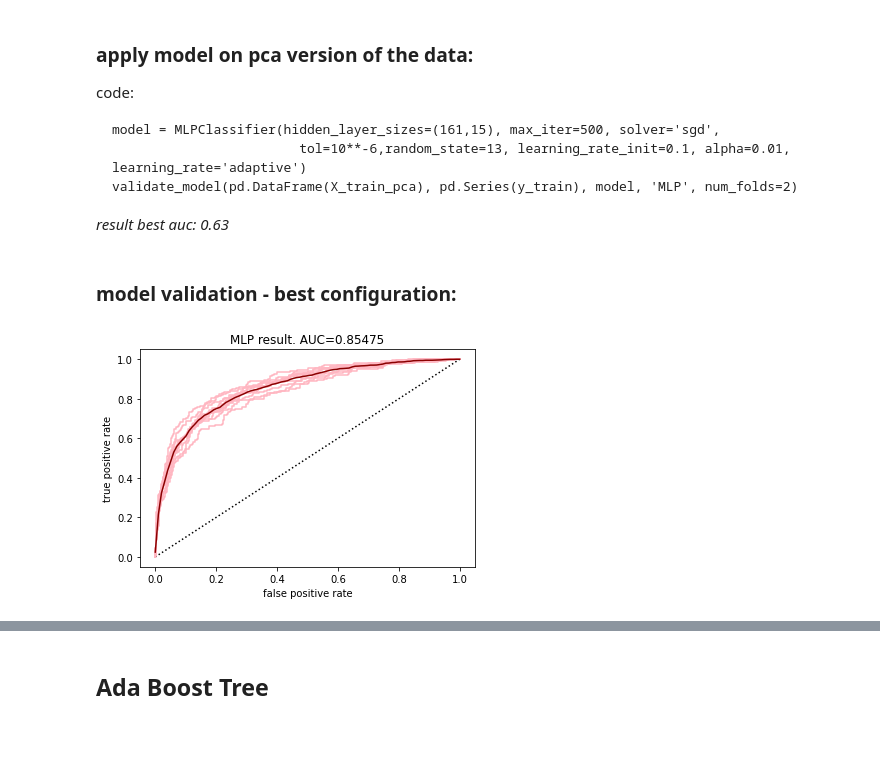
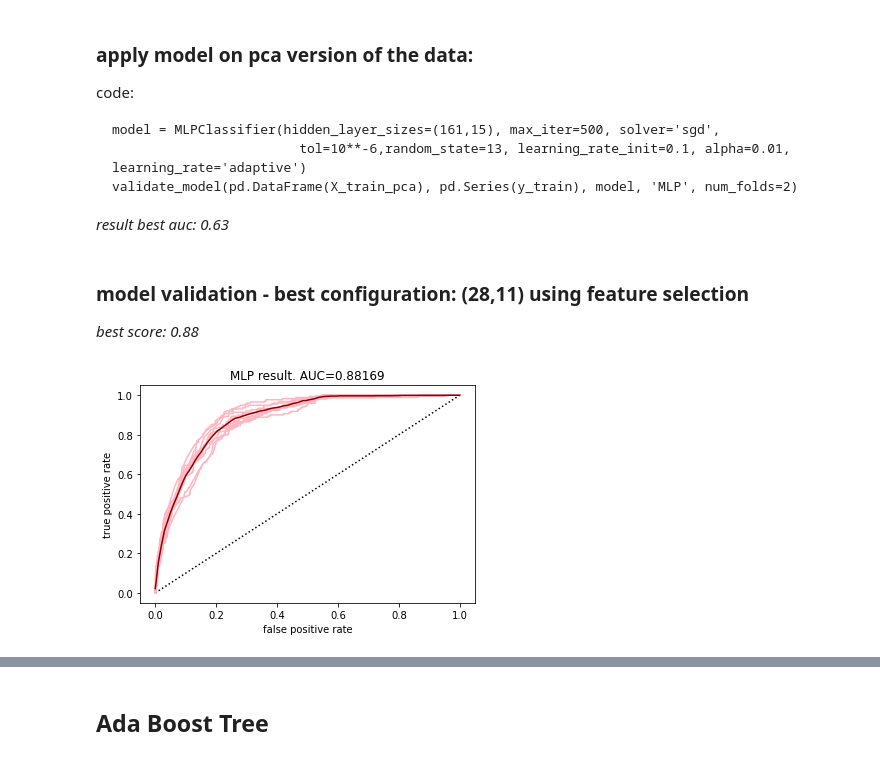
Before and after one commit to MrPupik/INTO_TO_ML, a Jupyter notebook: project/itay_nb.ipynb, the cells around one changed output, grey strips where cells are left out. Cells and saved outputs as stored; diff of their text form; code cells hidden in the pictures.

```diff
--- a/project/itay_nb.ipynb
+++ b/project/itay_nb.ipynb
@@ -362,0 +375,5 @@ pass
+# %%
+a = X_train.loc[:,X_train.columns.isin(['closeness_to_holiday', 'BounceRates'])].sample(50)
+plt.scatter(a.iloc[:,0], a.iloc[:,1])
+plt.xlabel('closeness_to_holiday')
+plt.ylabel('BounceRates')
@@ -854,8 +822,8 @@ Name: A, dtype: int64
 def outlier_removal(X, X_t):
     column_mask = (~X.columns.str.contains('_dmy_') & ~X.columns.isin(
         ['user_type', 'Weekend', 'Month', 'B', 'Region']))
-    max_trashold = X.loc[:, column_mask].quantile(q=0.95)
-    min_trashold = X.loc[:, column_mask].quantile(q=0.05)
+    max_trashold = X.loc[:, column_mask].quantile(q=0.97)
+    min_trashold = X.loc[:, column_mask].quantile(q=0.03)
 
     no_outliers = X.loc[:, column_mask]
 
@@ -869,8 +837,7 @@ def outlier_removal(X, X_t):
     return X
 
 
-X_train = outlier_removal(X_train, X_train)
-X_val = outlier_removal(X_val, X_train)
-X_test = outlier_removal(X_test, X_train)
+X_train_inliers = outlier_removal(X_train, X_train)
+X_val_inliers = outlier_removal(X_val, X_train)
 # %%
 X_train.loc[:, ~X_train.columns.str.contains('_dmy_')].hist(figsize=(18,14))
@@ -1100,0 +1058,11 @@ ModuleNotFoundError: No module named 'statsmodels'
+# %%
+best_features = ['PageValues',
+ 'product_page_duration',
+ 'ExitRates',
+ 'Month',
+ 'BounceRates',
+ 'device_dmy_2']
+# %%
+X_train_best = X_train.loc[:,best_features]
+X_val_best = X_val.loc[:,best_features]
+X_test_best = X_test.loc[:,best_features]
@@ -1452,10 +1515,14 @@ code:
 
 *result best auc: 0.63*
 # %% [markdown]
-### model validation - best configuration:
+### model validation - best configuration: (28,11) using feature selection
+*best score: 0.88*
 # %%
-model = MLPClassifier(hidden_layer_sizes=(161,15), max_iter=500, solver='sgd',
-                        tol=10**-6,random_state=13, learning_rate_init=0.1, alpha=0.01, learning_rate='adaptive')
-validate_model(all_data, all_label, model, 'MLP', num_folds=5)
+all_data_best = pd.concat([X_train_best, X_val_best])
+
+
+model = MLPClassifier(hidden_layer_sizes=(28,11), max_iter=500, solver='sgd',
+                        tol=10**-6,random_state=13, learning_rate_init=0.1, alpha=0.1, learning_rate='adaptive')
+validate_model(all_data_best, all_label, model, 'MLP')
 # %% [output]
-[figure, old version]
+[figure, new version]
```
Also changed, not shown: parts of 96 cells of this notebook, 1 other file.
